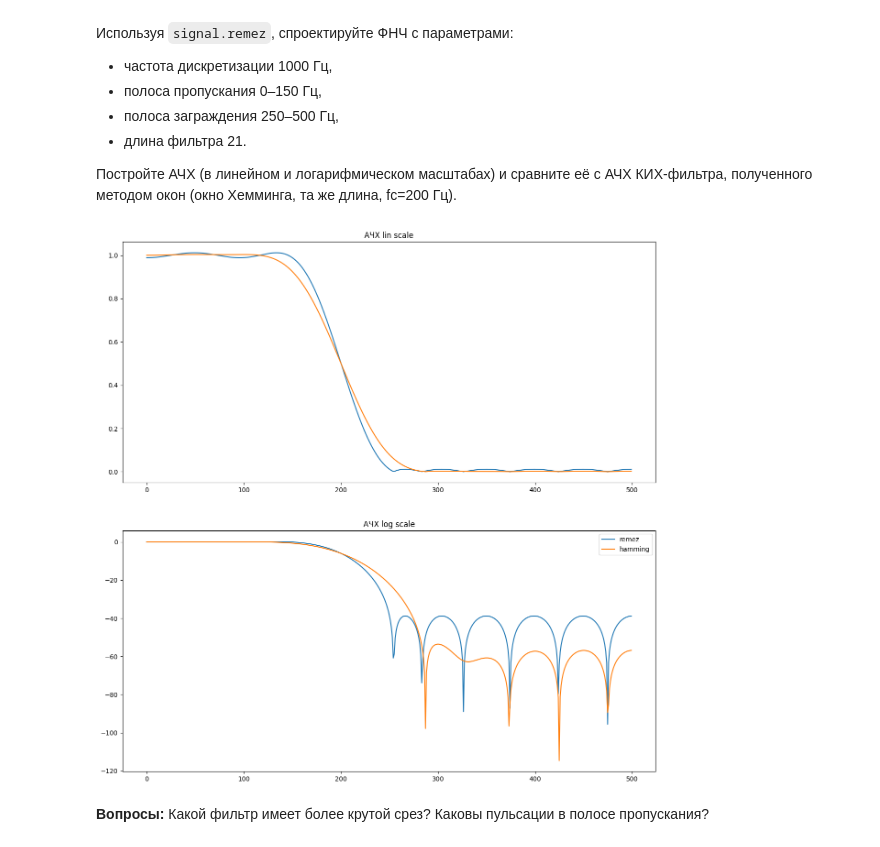
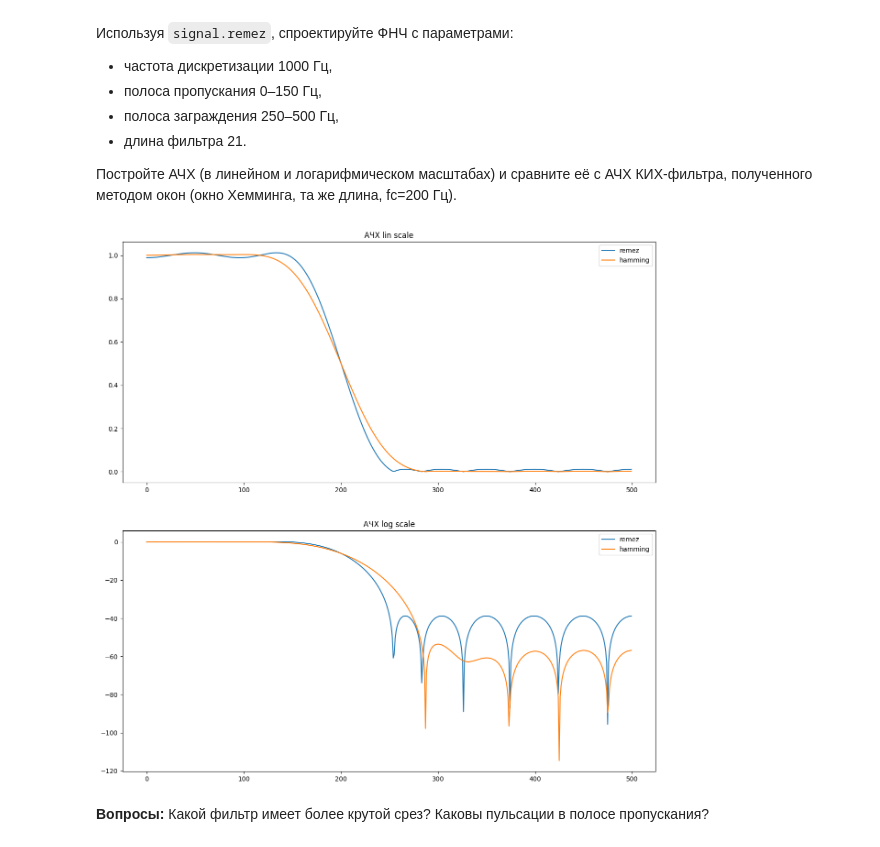
Before and after one commit to Korobokkk/YADRO-2026_dsp-seminars, a Jupyter notebook: seminars/6.ipynb, the cells around one changed output. Cells and saved outputs as stored; diff of their text form; code cells hidden in the pictures.

```diff
--- a/seminars/6.ipynb
+++ b/seminars/6.ipynb
@@ -152,32 +152,33 @@ plt.show()
 # %%
 L = 21
 fs_new = 1000
 bands = [0, 150, 250, 500]
 desired = [1, 0]
 fc = 200
 remez_filt = scipy.signal.remez(L, bands, desired, weight=None, fs= fs_new)
 ham_filt = scipy.signal.firwin(L, fc, window='hamming', fs = fs_new )
 
 w_remez, H_remez = scipy.signal.freqz(remez_filt, worN= 512, fs=fs_new)
 w_ham, H_ham = scipy.signal.freqz(ham_filt, worN=512, fs= fs_new)
 
 H_remez_db = 20 * np.log10(np.abs(H_remez) + 1e-12)
 H_ham_db = 20 * np.log10(np.abs(H_ham)+ 1e-12)
 
 plt.figure(figsize=(15, 15))
 plt.subplot(2, 1, 1)
 plt.title('АЧХ lin scale')
 plt.plot(w_remez, np.abs(H_remez), label = 'remez')
 plt.plot(w_ham, np.abs(H_ham), label = 'hamming')
+plt.legend()
 
 plt.subplot(2, 1, 2)
 plt.title('АЧХ log scale')
 plt.plot(w_remez, H_remez_db, label = 'remez')
 plt.plot(w_ham, H_ham_db, label = 'hamming')
 plt.legend()
 plt.show()
 # %% [output]
-[figure, old version]
+[figure, new version]
 # %% [markdown]
 
 **Вопросы:** Какой фильтр имеет более крутой срез? Каковы пульсации в полосе пропускания?
```
Also changed, not shown: parts of 5 cells of this notebook.
